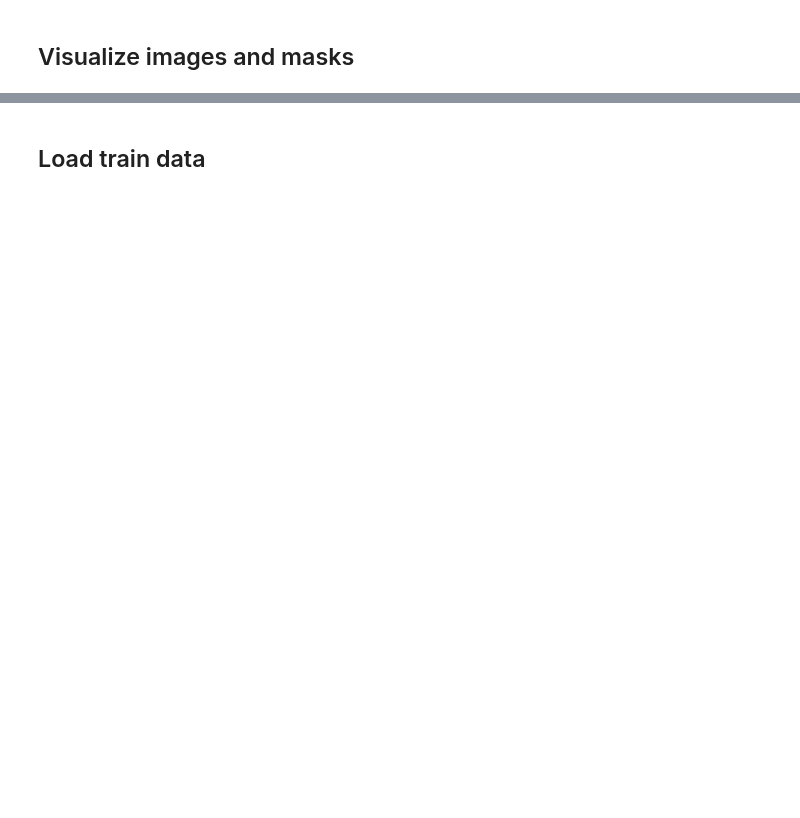
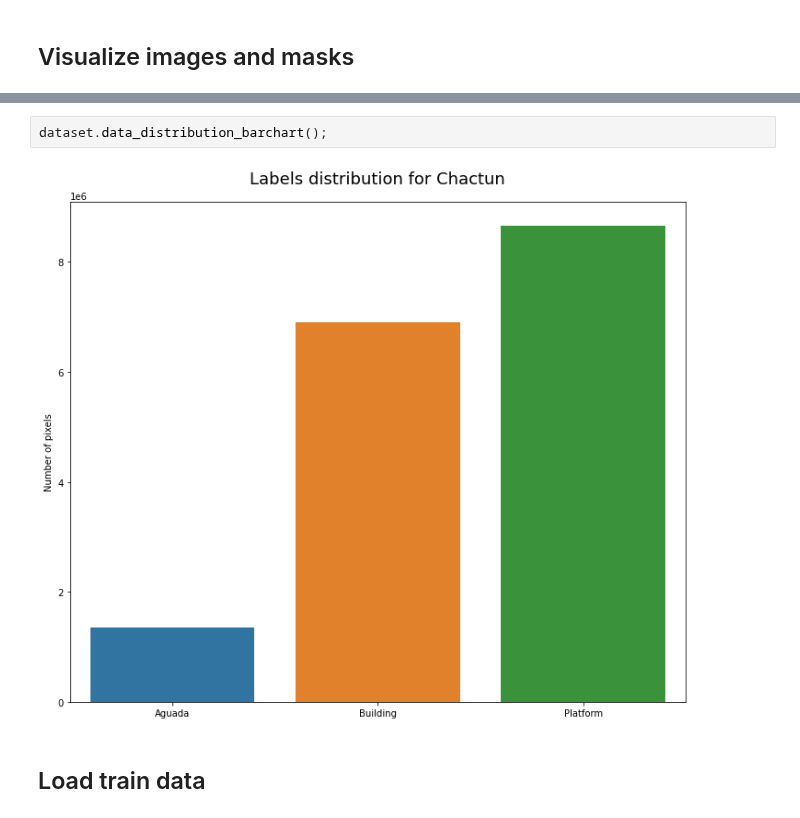
Before and after one commit to biasvariancelabs/aitlas, a Jupyter notebook: examples/semantic_segmentation_example_chactun.ipynb, the cells around one changed output, grey strips where cells are left out. Drawn from its saved outputs; the diff is of its cells as text; blank space fills up the shorter version.

```diff
--- a/examples/semantic_segmentation_example_chactun.ipynb
+++ b/examples/semantic_segmentation_example_chactun.ipynb
@@ -27,3 +34,7 @@ Total number of patches: 1344
+# %%
+dataset.data_distribution_barchart();
+# %% [output]
+[figure, added]
 # %% [markdown]
 ## Load train data
 # %%
```
Also changed, not shown: parts of 8 cells of this notebook.
